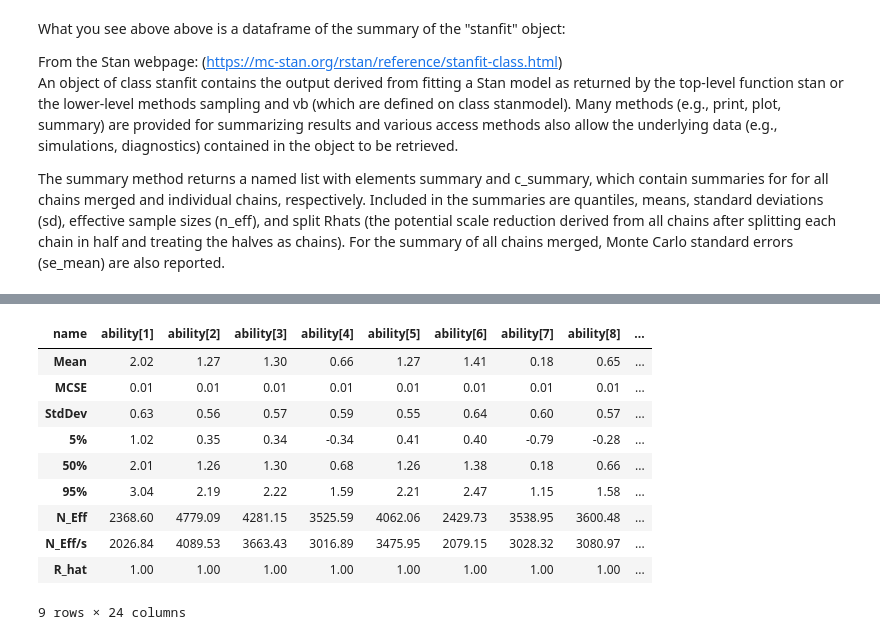
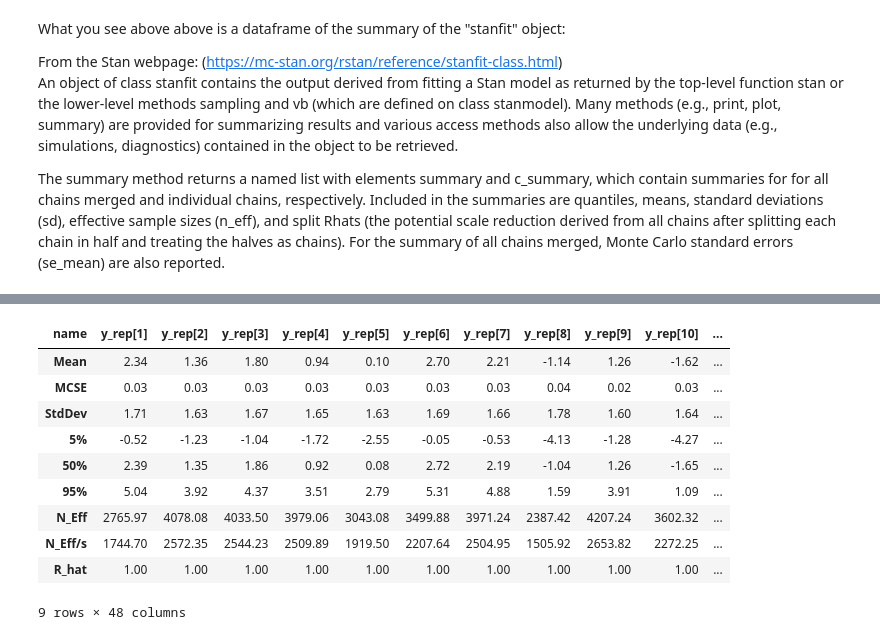
Before and after one commit to nyc-pyladies/2019-cmdstanpy-bayesian-workshop, a Jupyter notebook: notebooks/WWC2019.ipynb, the cells around one changed output, grey strips where cells are left out. Cells and saved outputs as stored; diff of their text form; code cells hidden in the pictures.

```diff
--- a/notebooks/WWC2019.ipynb
+++ b/notebooks/WWC2019.ipynb
@@ -175,23 +222,19 @@ yrep_filter = [col for col in dft if col.startswith('y_rep')]
 # %%
-#Abilities
-abilities = dft[ability_filter]
-
 #Team Differentials
 td = dft[yrep_filter]
+td
+# %% [output]
+| name | y_rep[1] | y_rep[2] | y_rep[3] | y_rep[4] | y_rep[5] | y_rep[6] | y_rep[7] | y_rep[8] | y_rep[9] | y_rep[10] | ... |
+| Mean | 2.34 | 1.36 | 1.80 | 0.94 | 0.10 | 2.70 | 2.21 | -1.14 | 1.26 | -1.62 | ... |
+| MCSE | 0.03 | 0.03 | 0.03 | 0.03 | 0.03 | 0.03 | 0.03 | 0.04 | 0.02 | 0.03 | ... |
+| StdDev | 1.71 | 1.63 | 1.67 | 1.65 | 1.63 | 1.69 | 1.66 | 1.78 | 1.60 | 1.64 | ... |
+| 5% | -0.52 | -1.23 | -1.04 | -1.72 | -2.55 | -0.05 | -0.53 | -4.13 | -1.28 | -4.27 | ... |
+| 50% | 2.39 | 1.35 | 1.86 | 0.92 | 0.08 | 2.72 | 2.19 | -1.04 | 1.26 | -1.65 | ... |
+| 95% | 5.04 | 3.92 | 4.37 | 3.51 | 2.79 | 5.31 | 4.88 | 1.59 | 3.91 | 1.09 | ... |
+| N_Eff | 2765.97 | 4078.08 | 4033.50 | 3979.06 | 3043.08 | 3499.88 | 3971.24 | 2387.42 | 4207.24 | 3602.32 | ... |
+| N_Eff/s | 1744.70 | 2572.35 | 2544.23 | 2509.89 | 1919.50 | 2207.64 | 2504.95 | 1505.92 | 2653.82 | 2272.25 | ... |
+| R_hat | 1.00 | 1.00 | 1.00 | 1.00 | 1.00 | 1.00 | 1.00 | 1.00 | 1.00 | 1.00 | ... |
+9 rows × 48 columns
-# %%
-abilities
-# %% [output]
-| name | ability[1] | ability[2] | ability[3] | ability[4] | ability[5] | ability[6] | ability[7] | ability[8] | ... |
-| Mean | 2.02 | 1.27 | 1.30 | 0.66 | 1.27 | 1.41 | 0.18 | 0.65 | ... |
-| MCSE | 0.01 | 0.01 | 0.01 | 0.01 | 0.01 | 0.01 | 0.01 | 0.01 | ... |
-| StdDev | 0.63 | 0.56 | 0.57 | 0.59 | 0.55 | 0.64 | 0.60 | 0.57 | ... |
-| 5% | 1.02 | 0.35 | 0.34 | -0.34 | 0.41 | 0.40 | -0.79 | -0.28 | ... |
-| 50% | 2.01 | 1.26 | 1.30 | 0.68 | 1.26 | 1.38 | 0.18 | 0.66 | ... |
-| 95% | 3.04 | 2.19 | 2.22 | 1.59 | 2.21 | 2.47 | 1.15 | 1.58 | ... |
-| N_Eff | 2368.60 | 4779.09 | 4281.15 | 3525.59 | 4062.06 | 2429.73 | 3538.95 | 3600.48 | ... |
-| N_Eff/s | 2026.84 | 4089.53 | 3663.43 | 3016.89 | 3475.95 | 2079.15 | 3028.32 | 3080.97 | ... |
-| R_hat | 1.00 | 1.00 | 1.00 | 1.00 | 1.00 | 1.00 | 1.00 | 1.00 | ... |
-9 rows × 24 columns
 # %%
 td
 # %% [output]
```
Also changed, not shown: parts of 20 cells of this notebook, 2 other files.
